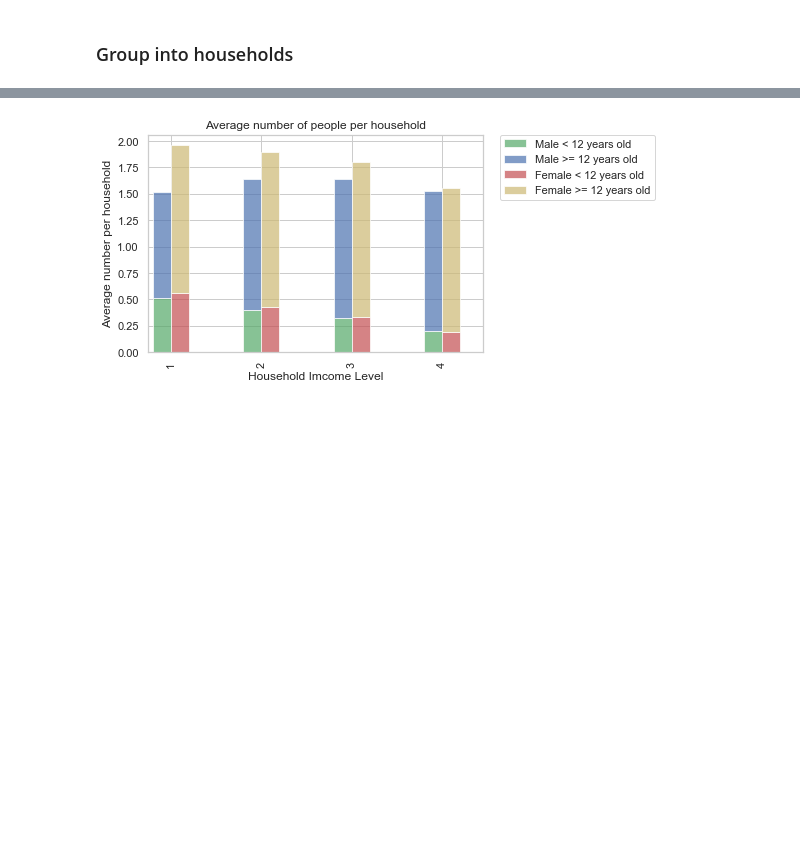
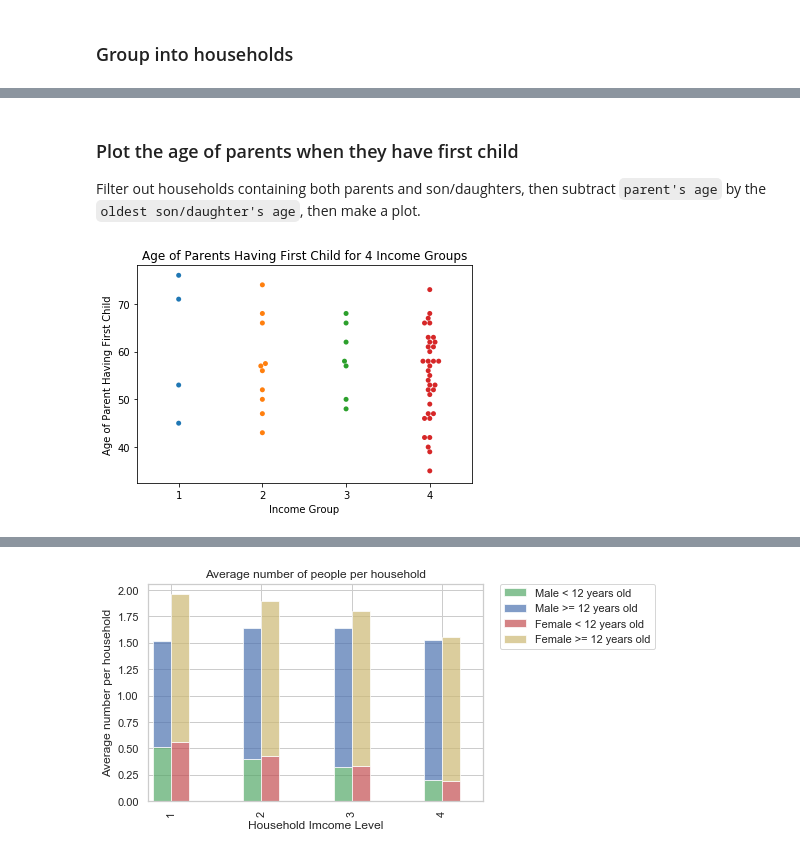
Before and after one commit to zhaomh1998/ece143, a Jupyter notebook: plot1.ipynb, the cells around one changed output, grey strips where cells are left out. Drawn from its saved outputs; the diff is of its cells as text; code cells hidden in the pictures; blank space fills up the shorter version.

```diff
--- a/plot1.ipynb
+++ b/plot1.ipynb
@@ -171,0 +178,28 @@ Number of households is: 2988
+# %% [markdown]
+### Plot the age of parents when they have first child
+Filter out households containing both parents and son/daughters, then subtract `parent's age` by the `oldest son/daughter's age`, then make a plot.
+# %%
+households = training.groupby('idhogar')
+# Filter out households containing both parents and son/daughters
+filt_indivisuals = households.filter(lambda x: x['parentesco7'].any() & x['parentesco3'].any())
+filt_households = filt_indivisuals.groupby(['idhogar', 'parentesco7', 'parentesco3'])
+filt_household_ids = filt_indivisuals.groupby('idhogar').groups.keys()
+
+# Create DataFrame for calculation
+household_parent_child_stat = pd.DataFrame({'household_id': list(filt_household_ids),
+                                            'parents_age_avg': [
+                                                filt_households.get_group((household_id, 1, 0))['age'].mean() for
+                                                household_id in filt_household_ids],
+                                            'son_daughter_age_avg': [
+                                                filt_households.get_group((household_id, 0, 1))['age'].max() for
+                                                household_id in filt_household_ids],
+                                            'Income Group': [
+                                                filt_households.get_group((household_id, 1, 0))['Target'].values[0] for
+                                                household_id in filt_household_ids]})
+household_parent_child_stat['Age of Parent Having First Child'] = household_parent_child_stat['parents_age_avg'] - \
+                                                                  household_parent_child_stat['son_daughter_age_avg']
+
+sns.swarmplot(x='Income Group', y='Age of Parent Having First Child', data=household_parent_child_stat)
+plt.title('Age of Parents Having First Child for 4 Income Groups');
+# %% [output]
+[figure, added]
```
Also changed, not shown: parts of 6 cells of this notebook.
